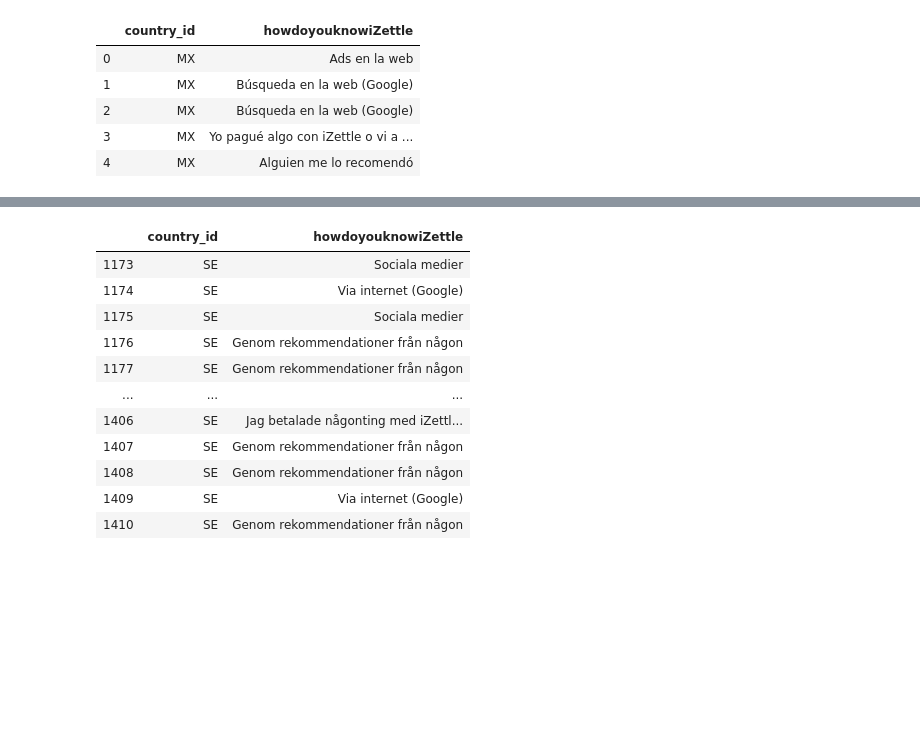
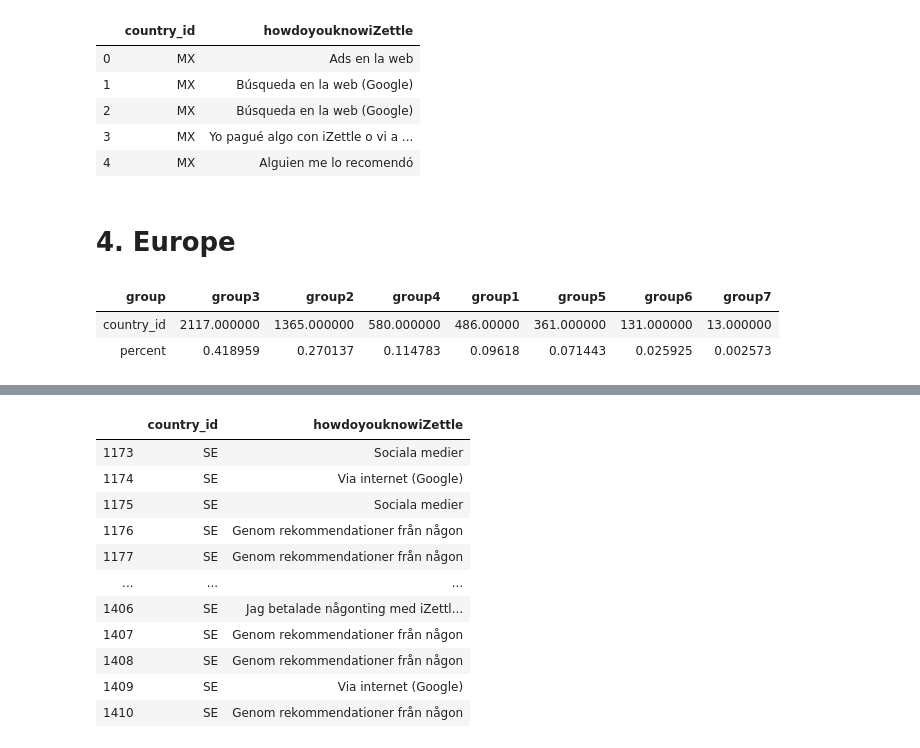
Before and after one commit to TrangTranNgoc/PrMarketingAttribution, a Jupyter notebook: survey_data/survey_data.ipynb, the cells around one changed output, grey strips where cells are left out. Saved outputs shown, nothing was run; the diff lists cells and outputs as text; code cells hidden in the pictures; blank space fills up the shorter version.

```diff
--- a/survey_data/survey_data.ipynb
+++ b/survey_data/survey_data.ipynb
@@ -145,3 +145,5 @@ survey.head()
 | 2 | MX | Búsqueda en la web (Google) |
 | 3 | MX | Yo pagué algo con iZettle o vi a ... |
 | 4 | MX | Alguien me lo recomendó |
+# %% [markdown]
+# 4. Europe
@@ -147,0 +156,7 @@ survey.head()
+# %%
+survey_eu_group_t = survey_eu_group.transpose()
+survey_eu_group_t
+# %% [output]
+| group | group3 | group2 | group4 | group1 | group5 | group6 | group7 |
+| country_id | 2117.000000 | 1365.000000 | 580.000000 | 486.00000 | 361.000000 | 131.000000 | 13.000000 |
+| percent | 0.418959 | 0.270137 | 0.114783 | 0.09618 | 0.071443 | 0.025925 | 0.002573 |
```
Also changed, not shown: parts of 18 cells of this notebook.
